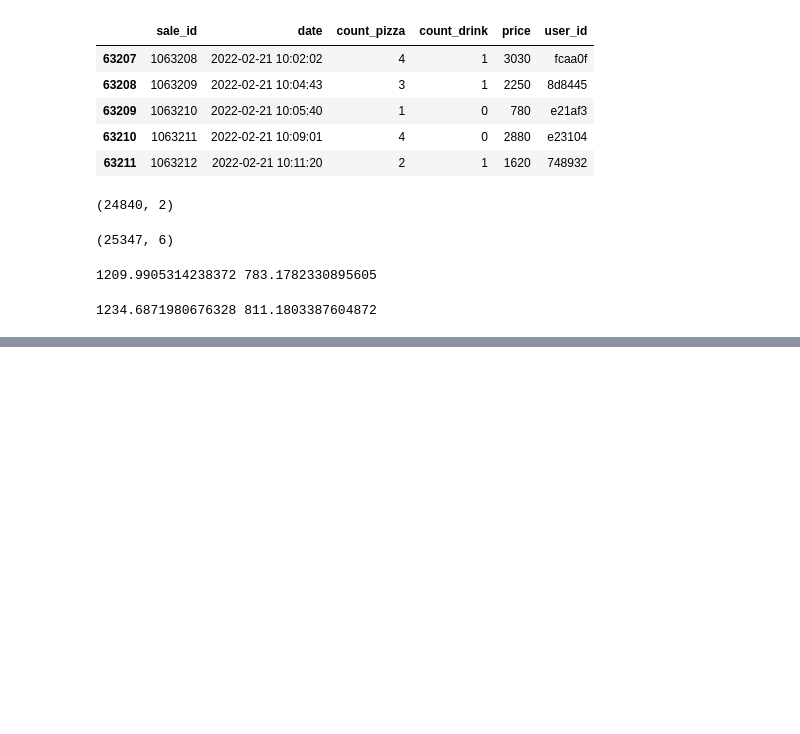
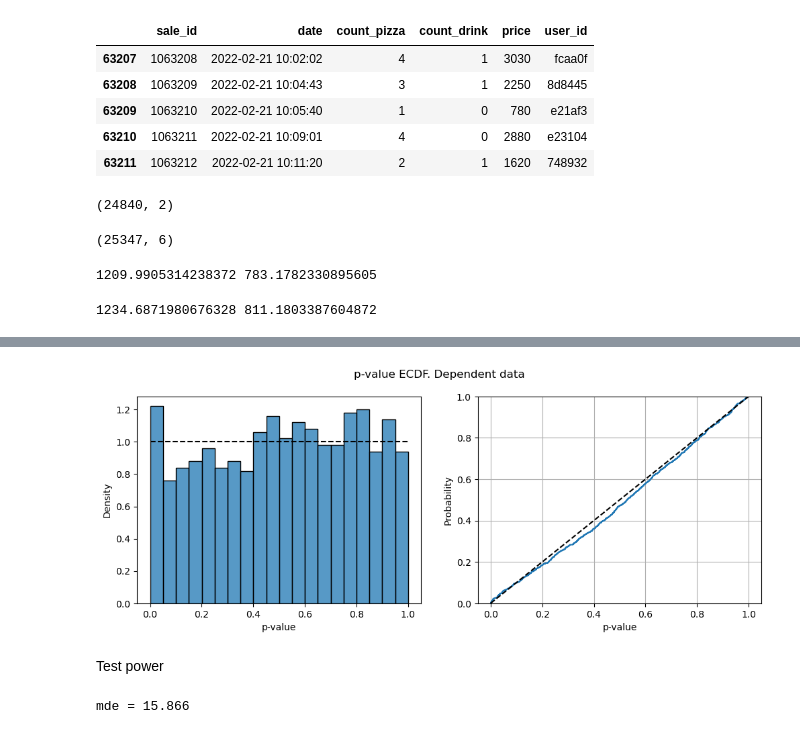
Before and after one commit to YanaOrf/AB_tests, a Jupyter notebook: Pizzeria_website_AB.ipynb, the cells around one changed output, grey strips where cells are left out. Drawn from its saved outputs; the diff is of its cells as text; code cells hidden in the pictures; blank space fills up the shorter version.

```diff
--- a/Pizzeria_website_AB.ipynb
+++ b/Pizzeria_website_AB.ipynb
@@ -309,0 +409,26 @@ sample_size = 34570
+# %%
+p_values=[]
+grouped_sales=sales_hist.groupby('user_id')['price'].mean().reset_index()
+users=sales_hist['user_id'].unique()
+for _ in range(1000):
+    np.random.shuffle(users)
+    group_a,group_b=users[:len(users) // 2],users[len(users) // 2:]
+    sales_a=grouped_sales[grouped_sales['user_id'].isin(group_a)]['price']
+    sales_b=grouped_sales[grouped_sales['user_id'].isin(group_b)]['price']
+    _, p_value=ttest_ind(sales_a,sales_b)
+    p_values.append(p_value)
+plot_pvalue_ecdf(p_values, 'p-value ECDF. Dependent data')
+# %% [output]
+[figure, added]
+# %% [markdown]
+Test power
+# %%
+mean =grouped_sales['price'].mean()
+std= grouped_sales['price'].std()
+sample_size=grouped_sales.shape[0] // 2
+alpha0= 0.05
+beta0= 0.2
+mde = get_minimal_determinable_effect(std, sample_size, alpha=alpha0, beta=beta0)
+print(f'mde = {np.round(mde, 3)}')
+# %% [output]
+mde = 15.866
```
Also changed, not shown: parts of 18 cells of this notebook.
